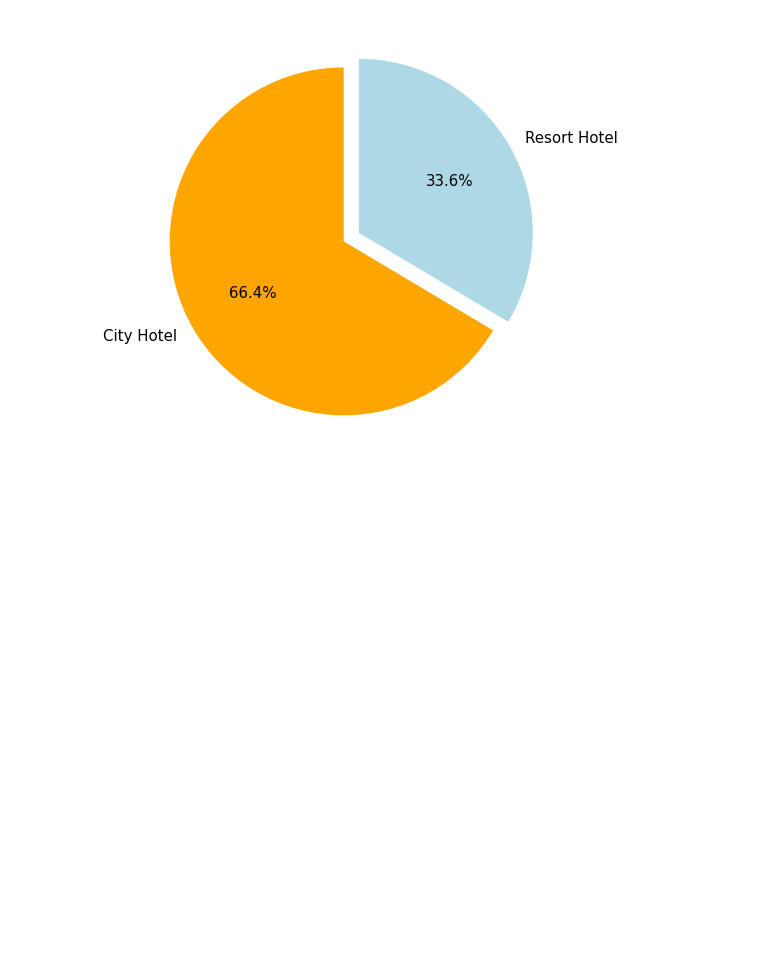
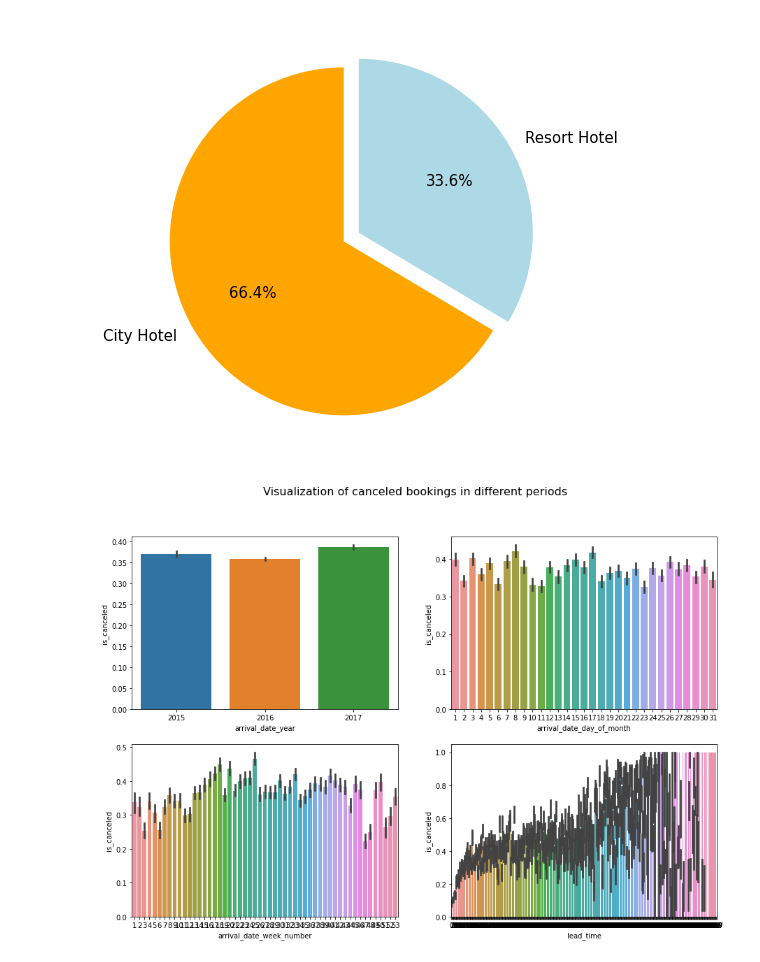
Before and after one commit to Sara19598/Hotel-Booking-Analysis, a Jupyter notebook: Hotel_Booking_Analysis_Capstone_Project.ipynb, the cells around one changed output. Cells and saved outputs as stored; diff of their text form; code cells hidden in the pictures; blank space fills up the shorter version.

```diff
--- a/Hotel_Booking_Analysis_Capstone_Project.ipynb
+++ b/Hotel_Booking_Analysis_Capstone_Project.ipynb
@@ -180,3 +222,13 @@ plt.pie(sizes,explode=explode,labels=labels,colors=colors,autopct='%1.1f%%',star
  [Text(-0.5216815272988897, -0.29639228072791923, '66.4%'),
   Text(0.6086284485153717, 0.3457909941825721, '33.6%')])
 [figure]
+# %%
+fig,axes = plt.subplots(2,2,figsize=(15,10))
+fig.suptitle('Visualization of canceled bookings in different periods', fontsize=16)
+sns.barplot(HBA['arrival_date_year'],HBA['is_canceled'],ax=axes[0,0])
+sns.barplot(HBA['arrival_date_day_of_month'],HBA['is_canceled'],ax=axes[0,1])
+sns.barplot(HBA['arrival_date_week_number'],HBA['is_canceled'],ax=axes[1,0])
+sns.barplot(HBA['lead_time'],HBA['is_canceled'],ax=axes[1,1])
+plt.show()
+# %% [output]
+[figure, added]
```
Also changed, not shown: parts of 28 cells of this notebook.
